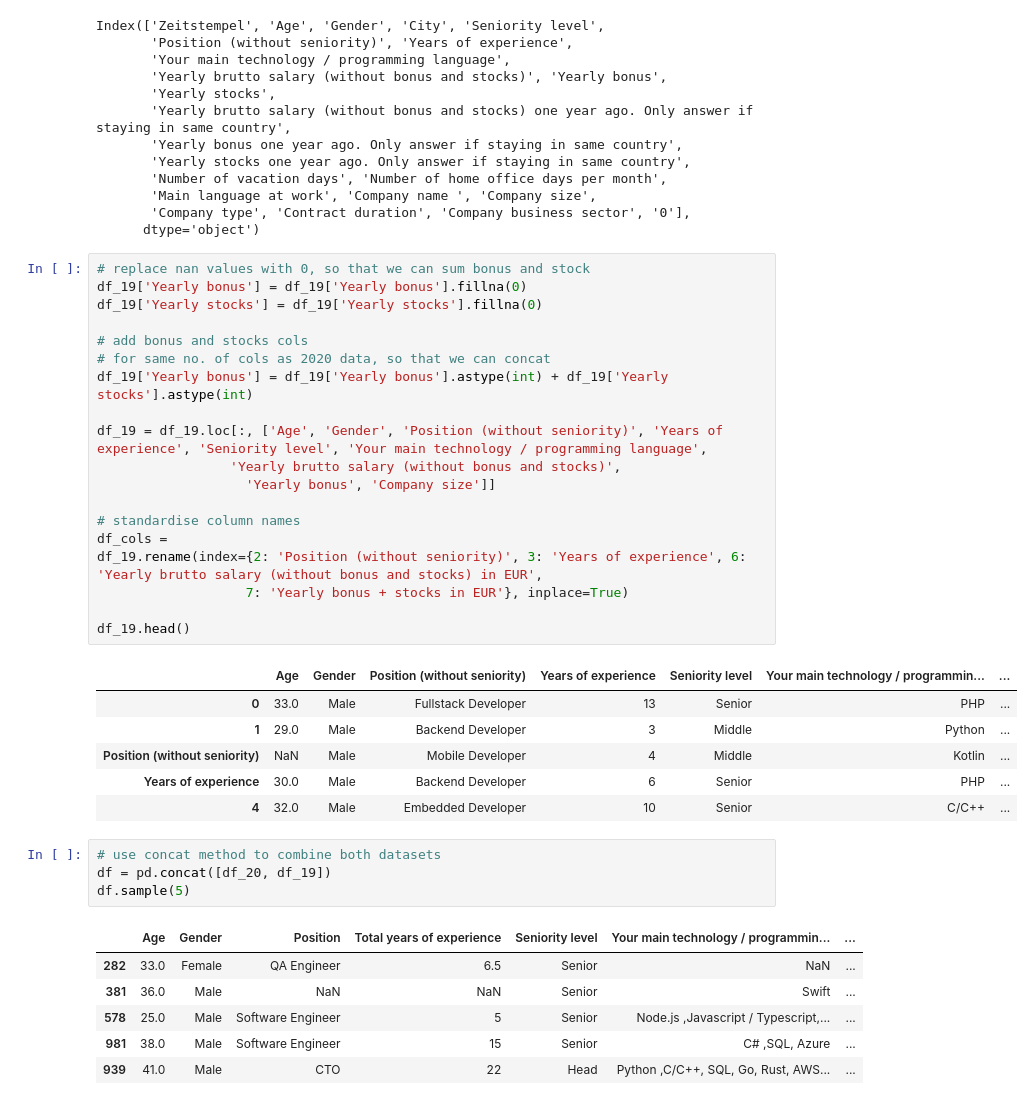
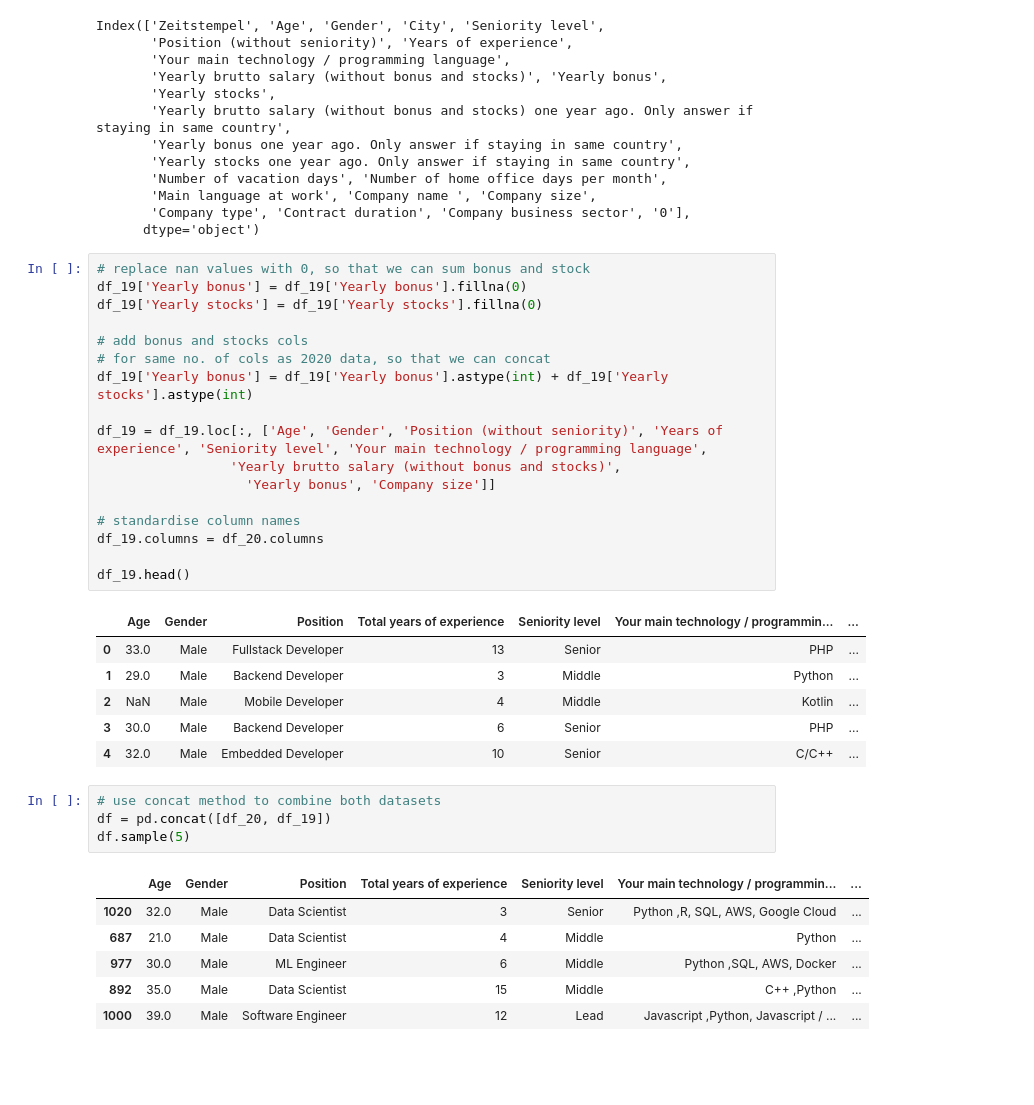
Before and after one commit to tlsiah/Salary-Prediction-model, a Jupyter notebook: Data Preprocessing & EDA.ipynb, the cells around one changed output. Saved outputs shown, nothing was run; the diff lists cells and outputs as text; blank space fills up the shorter version.

Commit message:
rename columns

```diff
--- a/Data Preprocessing & EDA.ipynb
+++ b/Data Preprocessing & EDA.ipynb
@@ -99,28 +99,26 @@ Index(['Zeitstempel', 'Age', 'Gender', 'City', 'Seniority level',
 # %%
 # replace nan values with 0, so that we can sum bonus and stock
 df_19['Yearly bonus'] = df_19['Yearly bonus'].fillna(0)
 df_19['Yearly stocks'] = df_19['Yearly stocks'].fillna(0)
 
 # add bonus and stocks cols
 # for same no. of cols as 2020 data, so that we can concat
 df_19['Yearly bonus'] = df_19['Yearly bonus'].astype(int) + df_19['Yearly stocks'].astype(int)
 
 df_19 = df_19.loc[:, ['Age', 'Gender', 'Position (without seniority)', 'Years of experience', 'Seniority level', 'Your main technology / programming language',
                  'Yearly brutto salary (without bonus and stocks)',
                    'Yearly bonus', 'Company size']]
 
 # standardise column names
-df_cols =
-df_19.rename(index={2: 'Position (without seniority)', 3: 'Years of experience', 6: 'Yearly brutto salary (without bonus and stocks) in EUR',
-                   7: 'Yearly bonus + stocks in EUR'}, inplace=True)
+df_19.columns = df_20.columns
 
 df_19.head()
 # %% [output]
-|  | Age | Gender | Position (without seniority) | Years of experience | Seniority level | Your main technology / programmin... | ... |
+|  | Age | Gender | Position | Total years of experience | Seniority level | Your main technology / programmin... | ... |
 | 0 | 33.0 | Male | Fullstack Developer | 13 | Senior | PHP | ... |
 | 1 | 29.0 | Male | Backend Developer | 3 | Middle | Python | ... |
-| Position (without seniority) | NaN | Male | Mobile Developer | 4 | Middle | Kotlin | ... |
-| Years of experience | 30.0 | Male | Backend Developer | 6 | Senior | PHP | ... |
+| 2 | NaN | Male | Mobile Developer | 4 | Middle | Kotlin | ... |
+| 3 | 30.0 | Male | Backend Developer | 6 | Senior | PHP | ... |
 | 4 | 32.0 | Male | Embedded Developer | 10 | Senior | C/C++ | ... |
 # %%
 # use concat method to combine both datasets
@@ -128,8 +126,8 @@ df = pd.concat([df_20, df_19])
 df.sample(5)
 # %% [output]
 |  | Age | Gender | Position | Total years of experience | Seniority level | Your main technology / programmin... | ... |
-| 282 | 33.0 | Female | QA Engineer | 6.5 | Senior | NaN | ... |
-| 381 | 36.0 | Male | NaN | NaN | Senior | Swift | ... |
-| 578 | 25.0 | Male | Software Engineer | 5 | Senior | Node.js ,Javascript / Typescript,... | ... |
-| 981 | 38.0 | Male | Software Engineer | 15 | Senior | C# ,SQL, Azure | ... |
-| 939 | 41.0 | Male | CTO | 22 | Head | Python ,C/C++, SQL, Go, Rust, AWS... | ... |
+| 1020 | 32.0 | Male | Data Scientist | 3 | Senior | Python ,R, SQL, AWS, Google Cloud | ... |
+| 687 | 21.0 | Male | Data Scientist | 4 | Middle | Python | ... |
+| 977 | 30.0 | Male | ML Engineer | 6 | Middle | Python ,SQL, AWS, Docker | ... |
+| 892 | 35.0 | Male | Data Scientist | 15 | Middle | C++ ,Python | ... |
+| 1000 | 39.0 | Male | Software Engineer | 12 | Lead | Javascript ,Python, Javascript / ... | ... |
```
Also changed, not shown: parts of 1 cell of this notebook.
